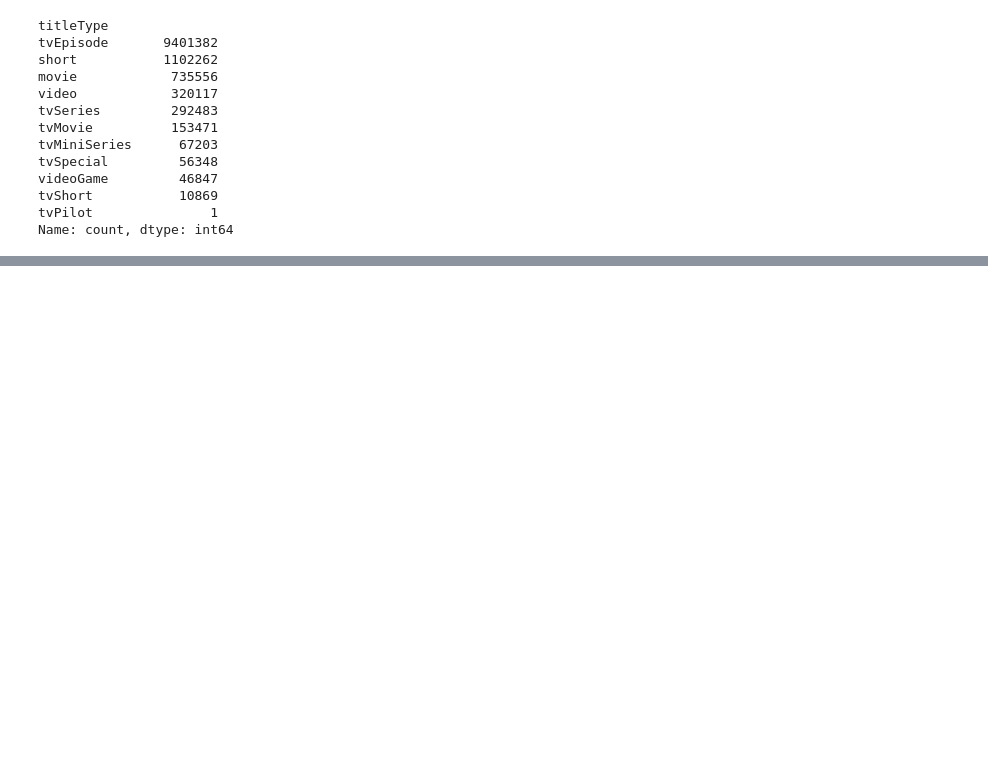
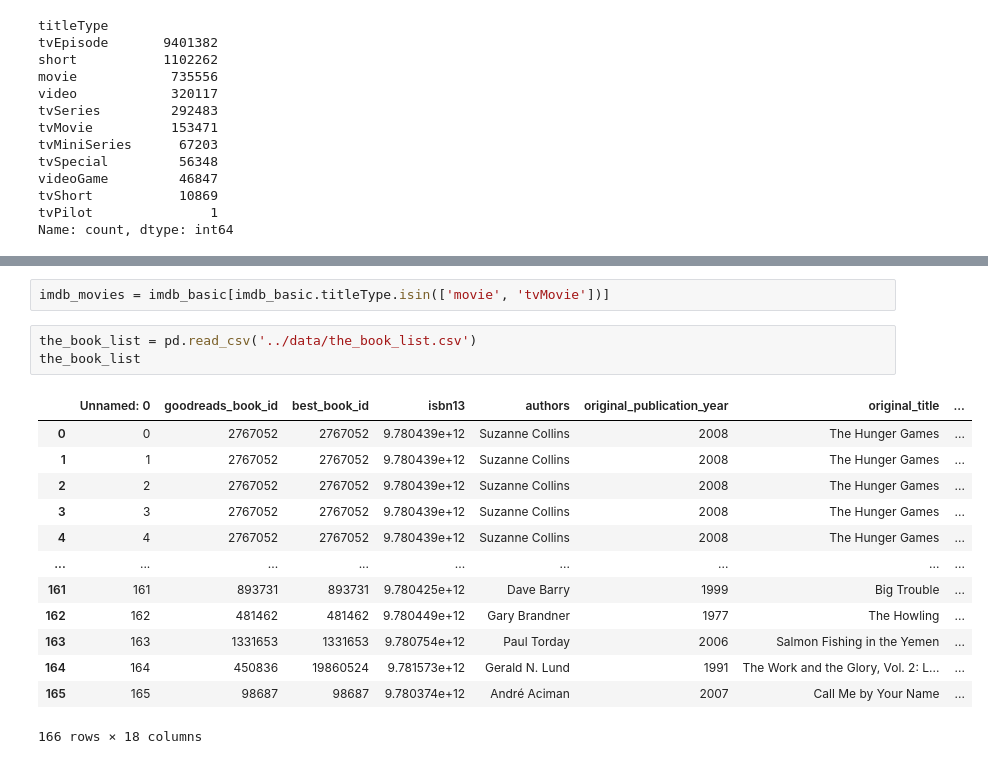
Before and after one commit to BigECire/eric-capstone, a Jupyter notebook: notebooks/imdb_data.ipynb, the cells around one changed output, grey strips where cells are left out. Cells and saved outputs as stored; diff of their text form; blank space fills up the shorter version.

```diff
--- a/notebooks/imdb_data.ipynb
+++ b/notebooks/imdb_data.ipynb
@@ -82,0 +99,19 @@ Name: count, dtype: int64
+# %%
+imdb_movies = imdb_basic[imdb_basic.titleType.isin(['movie', 'tvMovie'])]
+# %%
+the_book_list = pd.read_csv('../data/the_book_list.csv')
+the_book_list
+# %% [output]
+|  | Unnamed: 0 | goodreads_book_id | best_book_id | isbn13 | authors | original_publication_year | original_title | ... |
+| 0 | 0 | 2767052 | 2767052 | 9.780439e+12 | Suzanne Collins | 2008 | The Hunger Games | ... |
+| 1 | 1 | 2767052 | 2767052 | 9.780439e+12 | Suzanne Collins | 2008 | The Hunger Games | ... |
+| 2 | 2 | 2767052 | 2767052 | 9.780439e+12 | Suzanne Collins | 2008 | The Hunger Games | ... |
+| 3 | 3 | 2767052 | 2767052 | 9.780439e+12 | Suzanne Collins | 2008 | The Hunger Games | ... |
+| 4 | 4 | 2767052 | 2767052 | 9.780439e+12 | Suzanne Collins | 2008 | The Hunger Games | ... |
+| ... | ... | ... | ... | ... | ... | ... | ... | ... |
+| 161 | 161 | 893731 | 893731 | 9.780425e+12 | Dave Barry | 1999 | Big Trouble | ... |
+| 162 | 162 | 481462 | 481462 | 9.780449e+12 | Gary Brandner | 1977 | The Howling | ... |
+| 163 | 163 | 1331653 | 1331653 | 9.780754e+12 | Paul Torday | 2006 | Salmon Fishing in the Yemen | ... |
+| 164 | 164 | 450836 | 19860524 | 9.781573e+12 | Gerald N. Lund | 1991 | The Work and the Glory, Vol. 2: L... | ... |
+| 165 | 165 | 98687 | 98687 | 9.780374e+12 | André Aciman | 2007 | Call Me by Your Name | ... |
+166 rows × 18 columns
```
Also changed, not shown: parts of 5 cells of this notebook.
